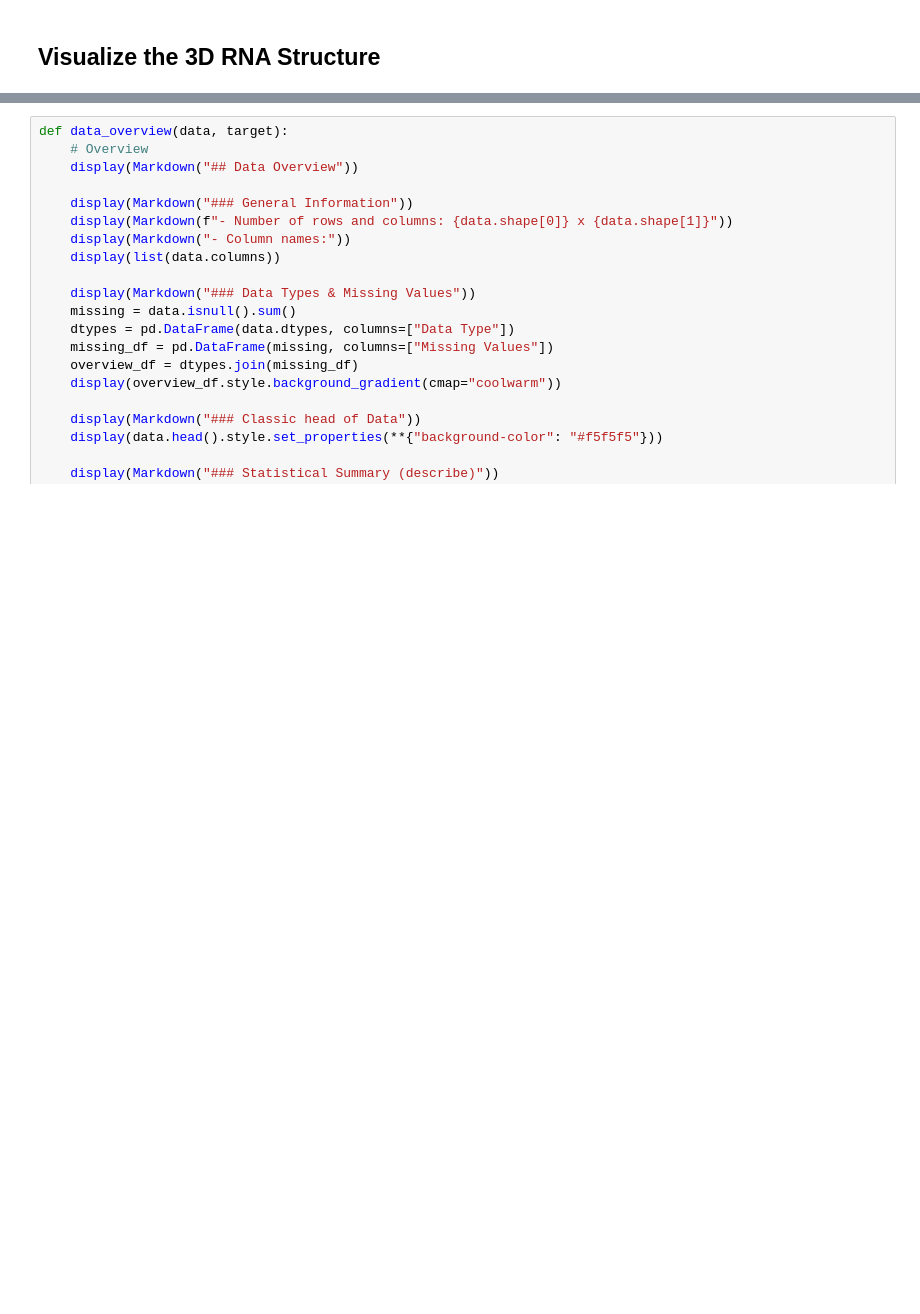
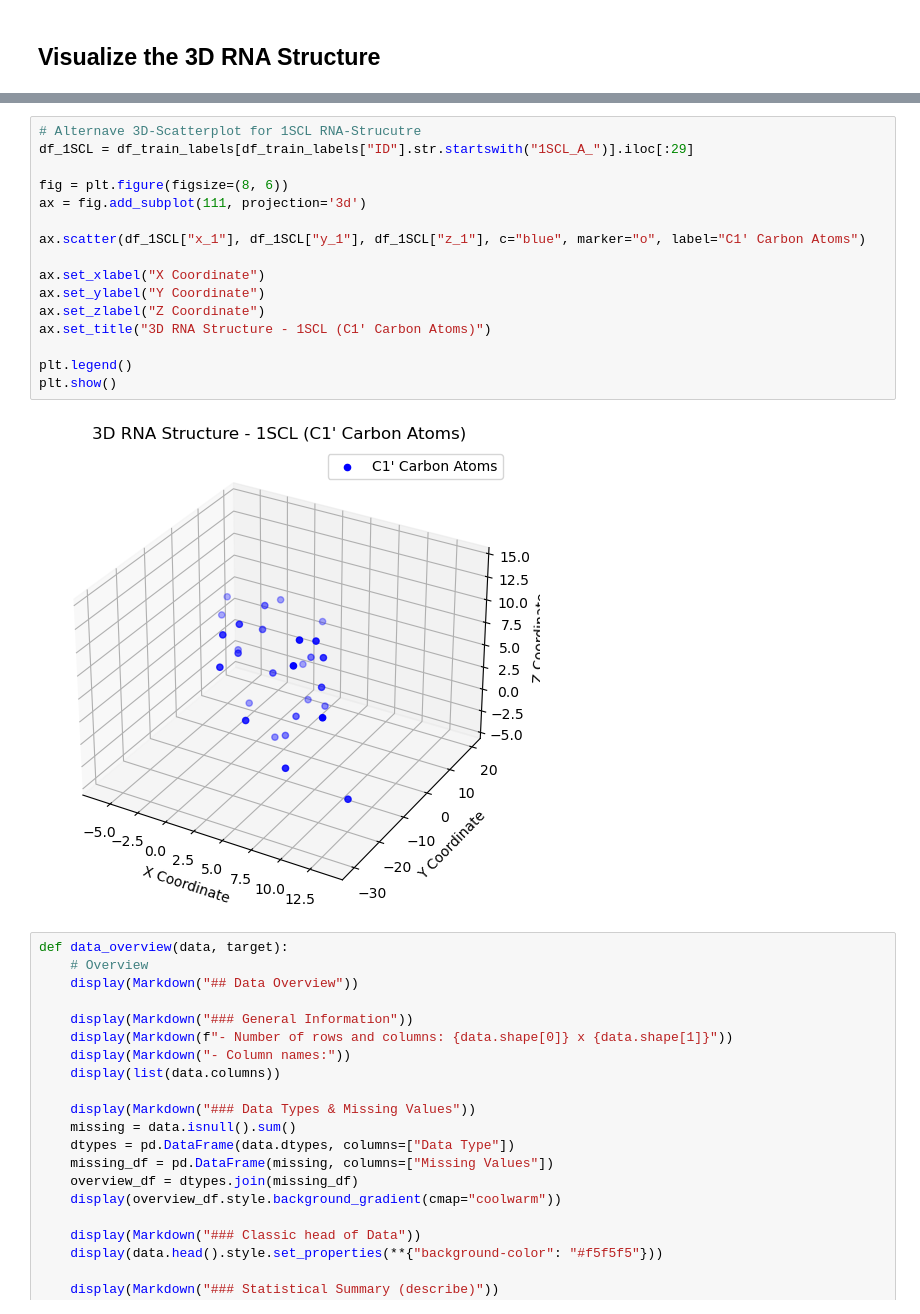
Before and after one commit to mailmezorro/kaggle_stanford_rna_3d_folding, a Jupyter notebook: EDA/RNA-3D-Folding-Understand-Data.ipynb, the cells around one changed output, grey strips where cells are left out. Drawn from its saved outputs; the diff is of its cells as text; blank space fills up the shorter version.

Commit message:
added alternative plot for 3d struct

```diff
--- a/EDA/RNA-3D-Folding-Understand-Data.ipynb
+++ b/EDA/RNA-3D-Folding-Understand-Data.ipynb
@@ -349,6 +350,24 @@ fig.update_layout(
 fig.show()
 # %% [output]
 [interactive output not drawn]
+# %%
+# Alternave 3D-Scatterplot for 1SCL RNA-Strucutre
+df_1SCL = df_train_labels[df_train_labels["ID"].str.startswith("1SCL_A_")].iloc[:29]
+
+fig = plt.figure(figsize=(8, 6))
+ax = fig.add_subplot(111, projection='3d')
+
+ax.scatter(df_1SCL["x_1"], df_1SCL["y_1"], df_1SCL["z_1"], c="blue", marker="o", label="C1' Carbon Atoms")
+
+ax.set_xlabel("X Coordinate")
+ax.set_ylabel("Y Coordinate")
+ax.set_zlabel("Z Coordinate")
+ax.set_title("3D RNA Structure - 1SCL (C1' Carbon Atoms)")
+
+plt.legend()
+plt.show()
+# %% [output]
+[figure, added]
 # %%
 def data_overview(data, target):
     # Overview
```
Also changed, not shown: parts of 1 cell of this notebook.
